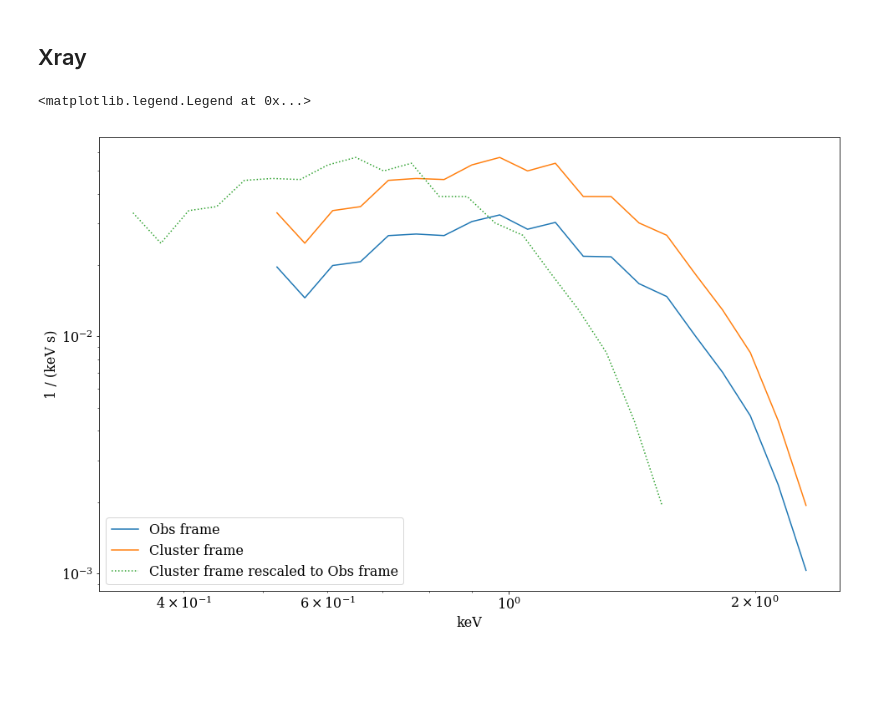
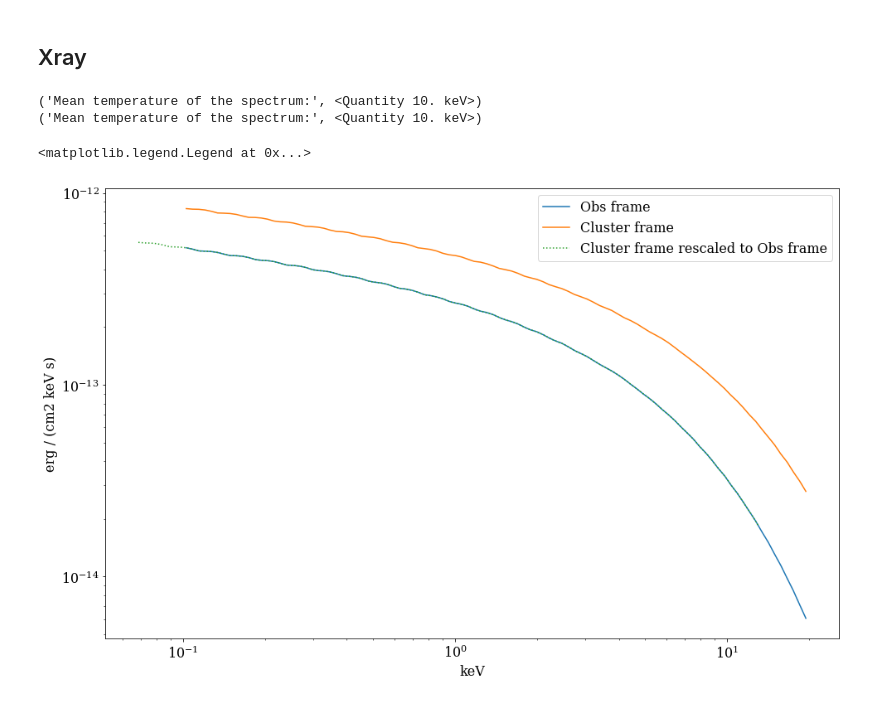
Before and after one commit to renlliang3/ClusterModel, a Jupyter notebook: notebook/model_test_cluster_frame.ipynb, the cells around one changed output. Saved outputs shown, nothing was run; the diff lists cells and outputs as text; code cells hidden in the pictures; blank space fills up the shorter version.

```diff
--- a/notebook/model_dev_parameters.ipynb
+++ b/notebook/model_test_cluster_frame.ipynb
@@ -391,7 +390,7 @@ plt.xscale('log')
 # %% [markdown]
 ## Xray
 # %%
-energy = np.linspace(0.5,2.4,20)*u.keV
+energy = np.linspace(0.1,20,100)*u.keV
 radius = np.logspace(0, 4, 100)*u.kpc
 
 Xband = [0.1, 15]*u.keV
@@ -401,21 +400,27 @@ pspc_data_file = dat_dir+'/ROSAT/RASS_1_2048.fits'
 pspc_sp_file = dat_dir+'/ROSAT/spectrum.sp'
 pspc_resp_file = dat_dir+'/ROSAT/pspcb_gain1_256.rsp'
 lab_file = dat_dir+'/ROSAT/HI_LAB_II_1_256_nh.fits'
+
+clust.make_xspec_table(Emin=Xband[0], Emax=Xband[1], nbin=100, model='APEC',
+                       resp_file=pspc_resp_file, data_file=pspc_sp_file, app_nH_model=False)
 # %%
 e1, s1 = clust.get_xray_spectrum(energy, Rmin=None, Rmax=None, type_integral='spherical',
-                          Rmin_los=None, NR500_los=5.0, output_type='R',nH=0.0*u.cm**-2, Cframe=False,
+                          Rmin_los=None, NR500_los=5.0, output_type='S',nH=0.0*u.cm**-2, Cframe=False,
                         resp_file=pspc_resp_file, data_file=pspc_sp_file)
 e2, s2 = clust.get_xray_spectrum(energy, Rmin=None, Rmax=None, type_integral='spherical',
-                          Rmin_los=None, NR500_los=5.0, output_type='R',nH=0.0*u.cm**-2, Cframe=True,
+                          Rmin_los=None, NR500_los=5.0, output_type='S',nH=0.0*u.cm**-2, Cframe=True,
                         resp_file=pspc_resp_file, data_file=pspc_sp_file)
+# %% [output]
+('Mean temperature of the spectrum:', <Quantity 10. keV>)
+('Mean temperature of the spectrum:', <Quantity 10. keV>)
 # %%
 plt.figure(1, figsize=(15,10))
 plt.loglog(e1, s1, label='Obs frame')
 plt.loglog(e2, s2, label='Cluster frame')
-plt.loglog(e2/1.5, s2, ':', label='Cluster frame rescaled to Obs frame')
+plt.loglog(e2/1.5, s2/1.5, ':', label='Cluster frame rescaled to Obs frame')
 plt.xlabel(e1.unit)
 plt.ylabel(s1.unit)
 plt.legend()
 # %% [output]
 <matplotlib.legend.Legend at 0x...>
-[figure, old version]
+[figure, new version]
```
Also changed, not shown: parts of 4 cells of this notebook.
